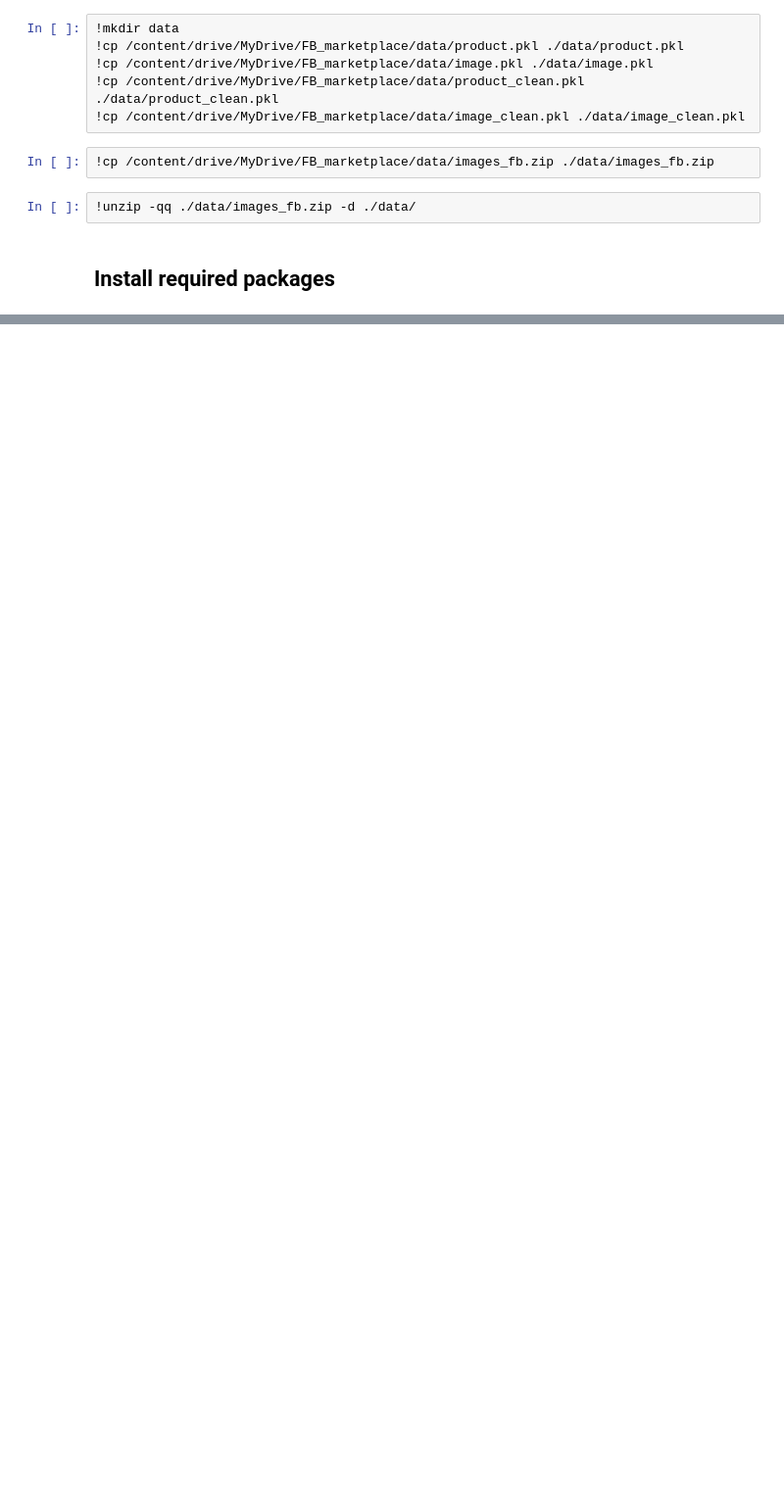
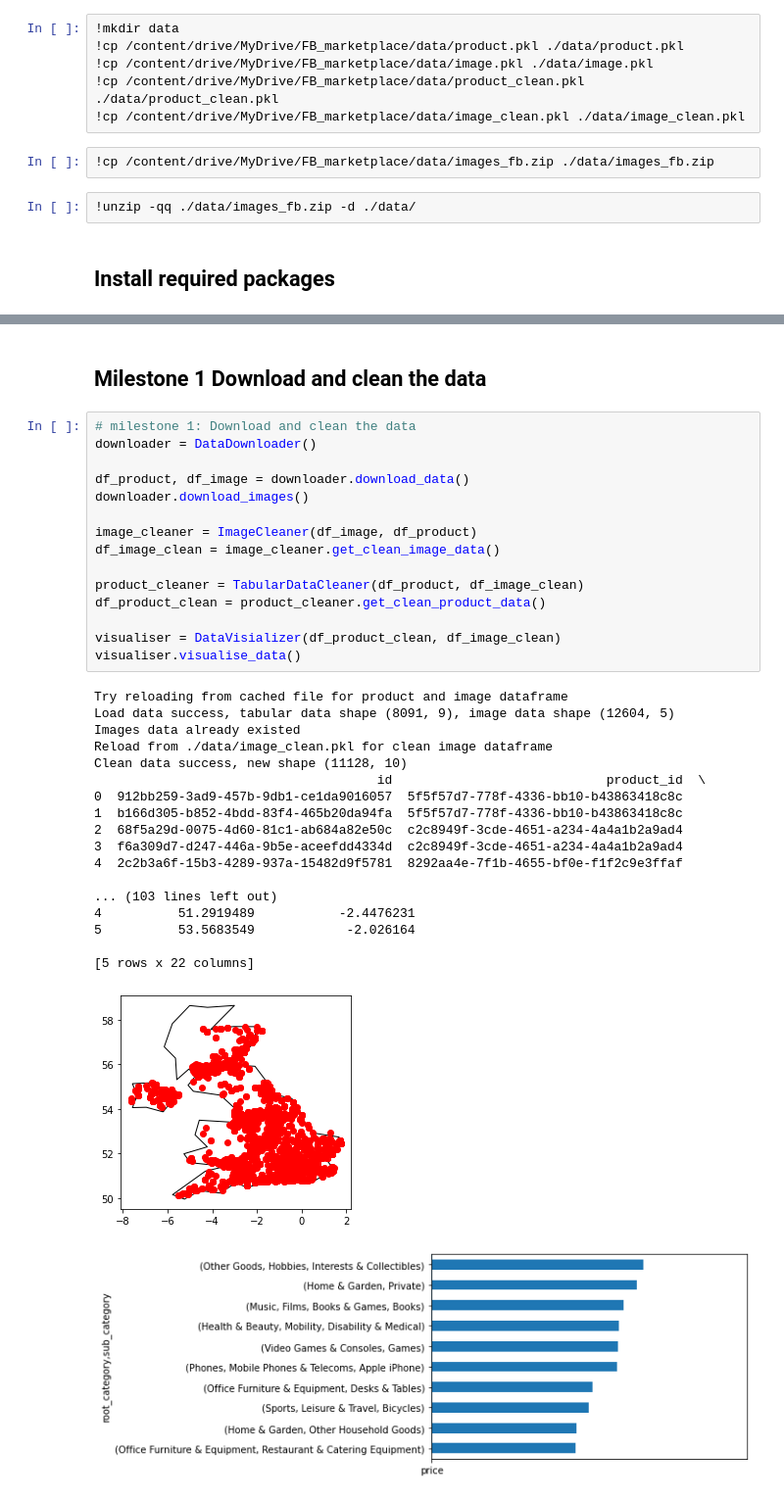
Before and after one commit to chrisyw0/fb_marketplace_recommendation, a Jupyter notebook: fb_marketplace_recommendation.ipynb, the cells around one changed output, grey strips where cells are left out. Shown at 98% size. Saved outputs shown, nothing was run; the diff lists cells and outputs as text; blank space fills up the shorter version.

```diff
--- a/fb_marketplace_recommendation.ipynb
+++ b/fb_marketplace_recommendation.ipynb
@@ -86,0 +83,37 @@ Clean data success, new shape (11128, 10)
+# %% [markdown]
+## Milestone 1 Download and clean the data
+# %%
+# milestone 1: Download and clean the data
+downloader = DataDownloader()
+
+df_product, df_image = downloader.download_data()
+downloader.download_images()
+
+image_cleaner = ImageCleaner(df_image, df_product)
+df_image_clean = image_cleaner.get_clean_image_data()
+
+product_cleaner = TabularDataCleaner(df_product, df_image_clean)
+df_product_clean = product_cleaner.get_clean_product_data()
+
+visualiser = DataVisializer(df_product_clean, df_image_clean)
+visualiser.visualise_data()
+# %% [output]
+Try reloading from cached file for product and image dataframe
+Load data success, tabular data shape (8091, 9), image data shape (12604, 5)
+Images data already existed
+Reload from ./data/image_clean.pkl for clean image dataframe
+Clean data success, new shape (11128, 10)
+                                     id                            product_id  \
+0  912bb259-3ad9-457b-9db1-ce1da9016057  5f5f57d7-778f-4336-bb10-b43863418c8c
+1  b166d305-b852-4bdd-83f4-465b20da94fa  5f5f57d7-778f-4336-bb10-b43863418c8c
+2  68f5a29d-0075-4d60-81c1-ab684a82e50c  c2c8949f-3cde-4651-a234-4a4a1b2a9ad4
+3  f6a309d7-d247-446a-9b5e-aceefdd4334d  c2c8949f-3cde-4651-a234-4a4a1b2a9ad4
+4  2c2b3a6f-15b3-4289-937a-15482d9f5781  8292aa4e-7f1b-4655-bf0e-f1f2c9e3ffaf
+
+... (103 lines left out)
+4          51.2919489           -2.4476231
+5          53.5683549            -2.026164
+
+[5 rows x 22 columns]
+[figure, added]
+[figure, added]
```
Also changed, not shown: parts of 18 cells of this notebook, 8 other files.
